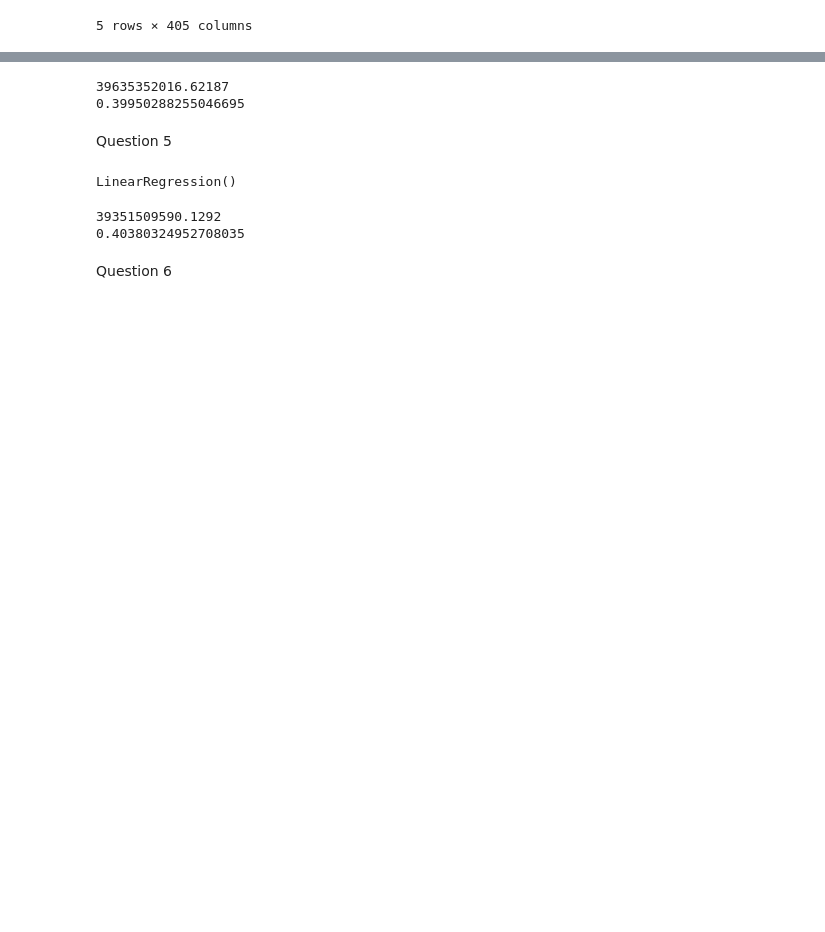
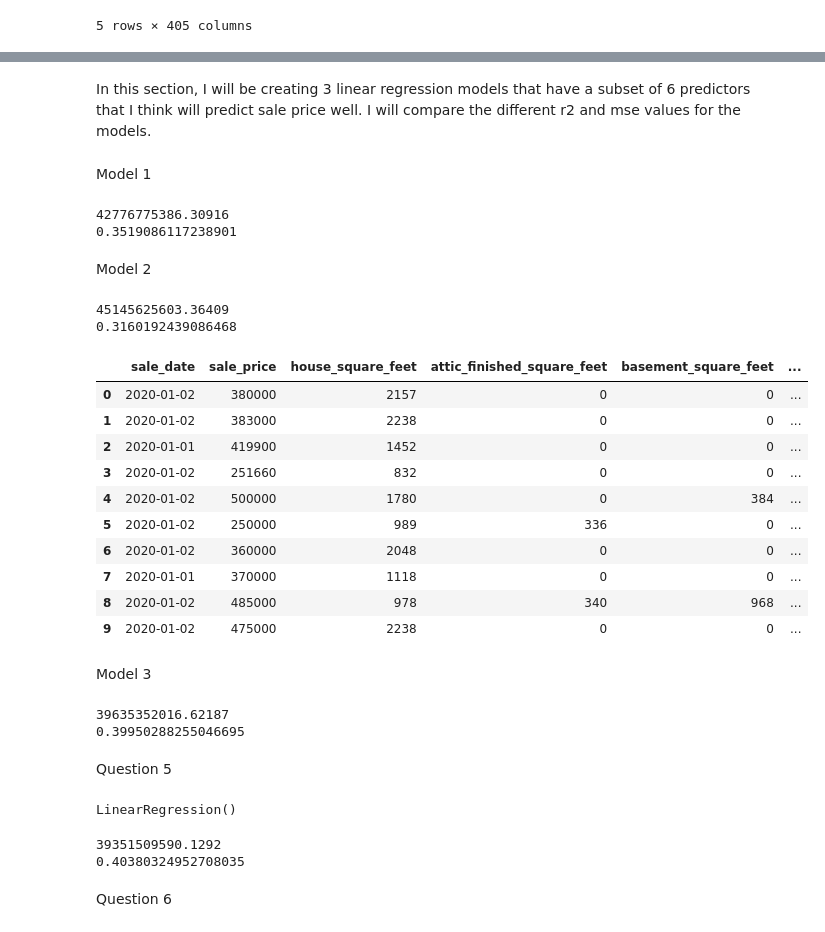
Before and after one commit to EllaThomasson/labs-ds3001, a Jupyter notebook: HedonicLab_EllaThomasson.ipynb, the cells around one changed output, grey strips where cells are left out. Cells and saved outputs as stored; diff of their text form; code cells hidden in the pictures; blank space fills up the shorter version.

```diff
--- a/HedonicLab_EllaThomasson.ipynb
+++ b/HedonicLab_EllaThomasson.ipynb
@@ -156,8 +164,18 @@ LinearRegression()
+# %% [markdown]
+In this section, I will be creating 3 linear regression models that have a subset of 6 predictors that I think will predict sale price well. I will compare the different r2 and mse values for the models.
+# %% [markdown]
+Model 1
 # %%
-X_test = df_test.drop('sale_price', axis=1)
+X_train1 = df_train[['house_square_feet', 'attic_finished_square_feet', 'basement_square_feet', 'attached_garage_square_feet', 'detached_garage_square_feet', 'stories']]
+y_train = df_train['sale_price']
+
+X_test1 = df_test[['house_square_feet', 'attic_finished_square_feet', 'basement_square_feet', 'attached_garage_square_feet', 'detached_garage_square_feet', 'stories']]
 y_test = df_test['sale_price']
 
-y_pred = model.predict(X_test)
+model = LinearRegression()
+model.fit(X_train1, y_train)
+
+y_pred = model.predict(X_test1)
 
 mse = mean_squared_error(y_test, y_pred)
 r2 = r2_score(y_test, y_pred)
@@ -165,8 +183,69 @@ r2 = r2_score(y_test, y_pred)
 print(mse)
 print(r2)
 # %% [output]
-39635352016.62187
-0.39950288255046695
+42776775386.30916
+0.3519086117238901
+# %% [markdown]
+Model 2
+# %%
+X_train2 = df_train[['year_built', 'bedrooms', 'bathrooms', 'stories', 'fireplaces', 'house_square_feet']]
+y_train = df_train['sale_price']
+
+X_test2 = df_test[['year_built', 'bedrooms', 'bathrooms', 'stories', 'fireplaces', 'house_square_feet']]
+y_test = df_test['sale_price']
+
+model = LinearRegression()
+model.fit(X_train2, y_train)
+
+y_pred = model.predict(X_test2)
+
+mse = mean_squared_error(y_test, y_pred)
+r2 = r2_score(y_test, y_pred)
+
+print(mse)
+print(r2)
+# %% [output]
+45145625603.36409
+0.3160192439086468
+# %%
+df.head(10)
+# %% [output]
+|  | sale_date | sale_price | house_square_feet | attic_finished_square_feet | basement_square_feet | ... |
+| 0 | 2020-01-02 | 380000 | 2157 | 0 | 0 | ... |
+| 1 | 2020-01-02 | 383000 | 2238 | 0 | 0 | ... |
+| 2 | 2020-01-01 | 419900 | 1452 | 0 | 0 | ... |
+| 3 | 2020-01-02 | 251660 | 832 | 0 | 0 | ... |
+| 4 | 2020-01-02 | 500000 | 1780 | 0 | 384 | ... |
+| 5 | 2020-01-02 | 250000 | 989 | 336 | 0 | ... |
+| 6 | 2020-01-02 | 360000 | 2048 | 0 | 0 | ... |
+| 7 | 2020-01-01 | 370000 | 1118 | 0 | 0 | ... |
+| 8 | 2020-01-02 | 485000 | 978 | 340 | 968 | ... |
+| 9 | 2020-01-02 | 475000 | 2238 | 0 | 0 | ... |
+# %% [markdown]
+Model 3
+# %%
+# there are 17 columns so I need to remove 11
+
+X_train3 = df_train.drop(columns=['sale_price','attic_finished_square_feet','fireplaces','sale_date','basement_square_feet',
+                                  'detached_garage_square_feet','hvac_description','bathrooms',''])
+y_train = df_train['sale_price']
+
+X_test3 = df_test.drop(columns=['sale_price'])
+y_test = df_test['sale_price']
+
+model = LinearRegression()
+model.fit(X_train3, y_train)
+
+y_pred = model.predict(X_test3)
+
+mse = mean_squared_error(y_test, y_pred)
+r2 = r2_score(y_test, y_pred)
+
+print(mse)
+print(r2)
+# %% [output]
+39635352016.62187
+0.39950288255046695
 # %% [markdown]
 Question 5
 # %%
```
Also changed, not shown: parts of 9 cells of this notebook.
